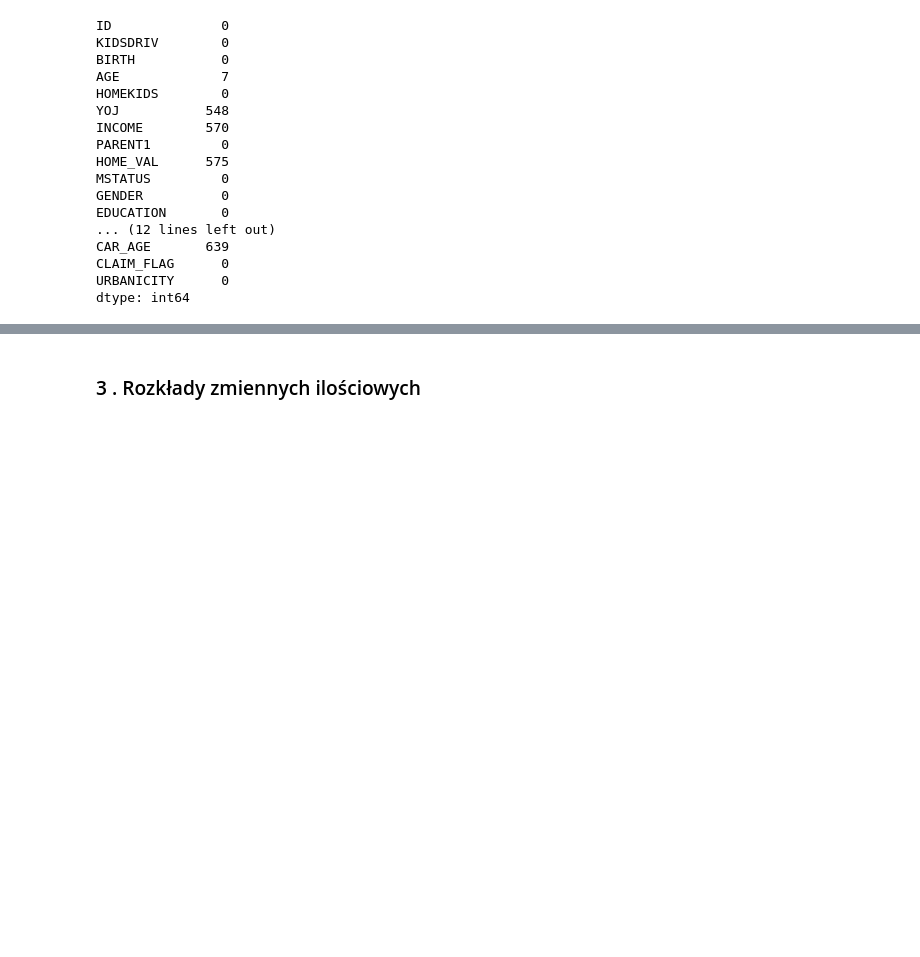
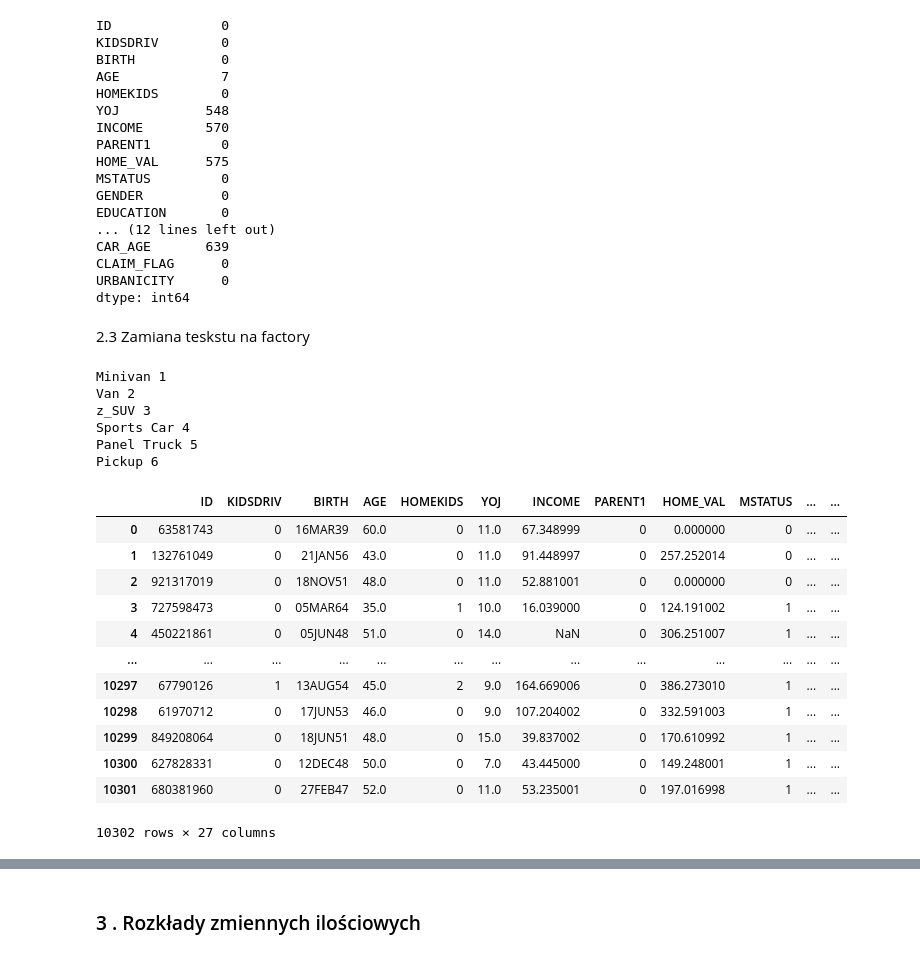
Before and after one commit to DominikMAI/Modele_Parametryczne, a Jupyter notebook: Eksploracja_danych.ipynb, the cells around one changed output, grey strips where cells are left out. Drawn from its saved outputs; the diff is of its cells as text; code cells hidden in the pictures; blank space fills up the shorter version.

```diff
--- a/Eksploracja_danych.ipynb
+++ b/Eksploracja_danych.ipynb
@@ -168,3 +159,62 @@ df = df[df['CAR_AGE'] != 0]
+# %% [markdown]
+2.3 Zamiana teskstu na factory
+# %%
+df['PARENT1'][df['PARENT1'] == 'Yes'] = 1
+df['PARENT1'][df['PARENT1'] == 'No'] = 0
+
+df['MSTATUS'][df['MSTATUS'] == 'Yes'] = 1
+df['MSTATUS'][df['MSTATUS'] == 'z_No'] = 0
+
+df['RED_CAR'][df['RED_CAR'] == 'yes'] = 1
+df['RED_CAR'][df['RED_CAR'] == 'no'] = 0
+
+df['RED_CAR'][df['RED_CAR'] == 'yes'] = 1
+df['RED_CAR'][df['RED_CAR'] == 'no'] = 0
+
+df['REVOKED'][df['REVOKED'] == 'Yes'] = 1
+df['REVOKED'][df['REVOKED'] == 'No'] = 0
+
+df['GENDER'][df['GENDER'] == 'M'] = 1
+df['GENDER'][df['GENDER'] == 'z_F'] = 0
+
+df['CAR_USE'][df['CAR_USE'] == 'Private'] = 1
+df['CAR_USE'][df['CAR_USE'] == 'Commercial'] = 0
+
+df['CAR_USE'][df['CAR_USE'] == 'Private'] = 1
+df['CAR_USE'][df['CAR_USE'] == 'Commercial'] = 0
+
+df['URBANICITY'][df['URBANICITY'] == df['URBANICITY'].unique()[0]] = 1
+df['URBANICITY'][df['URBANICITY'] == df['URBANICITY'].unique()[1]] = 0
+
+n = 0
+for val in df['CAR_TYPE'].unique():
+    n += 1
+    print(val, n)
+    df['CAR_TYPE'][df['CAR_TYPE'] == val] = n
+# %% [output]
+Minivan 1
+Van 2
+z_SUV 3
+Sports Car 4
+Panel Truck 5
+Pickup 6
+# %%
+## Czyli musimy pomysleć jaka metoda zrobi imputacje danych.
+df
+# %% [output]
+|  | ID | KIDSDRIV | BIRTH | AGE | HOMEKIDS | YOJ | INCOME | PARENT1 | HOME_VAL | MSTATUS | ... | ... |
+| 0 | 63581743 | 0 | 16MAR39 | 60.0 | 0 | 11.0 | 67.348999 | 0 | 0.000000 | 0 | ... | ... |
+| 1 | 132761049 | 0 | 21JAN56 | 43.0 | 0 | 11.0 | 91.448997 | 0 | 257.252014 | 0 | ... | ... |
+| 2 | 921317019 | 0 | 18NOV51 | 48.0 | 0 | 11.0 | 52.881001 | 0 | 0.000000 | 0 | ... | ... |
+| 3 | 727598473 | 0 | 05MAR64 | 35.0 | 1 | 10.0 | 16.039000 | 0 | 124.191002 | 1 | ... | ... |
+| 4 | 450221861 | 0 | 05JUN48 | 51.0 | 0 | 14.0 | NaN | 0 | 306.251007 | 1 | ... | ... |
+| ... | ... | ... | ... | ... | ... | ... | ... | ... | ... | ... | ... | ... |
+| 10297 | 67790126 | 1 | 13AUG54 | 45.0 | 2 | 9.0 | 164.669006 | 0 | 386.273010 | 1 | ... | ... |
+| 10298 | 61970712 | 0 | 17JUN53 | 46.0 | 0 | 9.0 | 107.204002 | 0 | 332.591003 | 1 | ... | ... |
+| 10299 | 849208064 | 0 | 18JUN51 | 48.0 | 0 | 15.0 | 39.837002 | 0 | 170.610992 | 1 | ... | ... |
+| 10300 | 627828331 | 0 | 12DEC48 | 50.0 | 0 | 7.0 | 43.445000 | 0 | 149.248001 | 1 | ... | ... |
+| 10301 | 680381960 | 0 | 27FEB47 | 52.0 | 0 | 11.0 | 53.235001 | 0 | 197.016998 | 1 | ... | ... |
+10302 rows × 27 columns
 # %%
 df['CAR_AGE'].unique()
 # %% [output]
```
Also changed, not shown: parts of 11 cells of this notebook, 1 other file.
